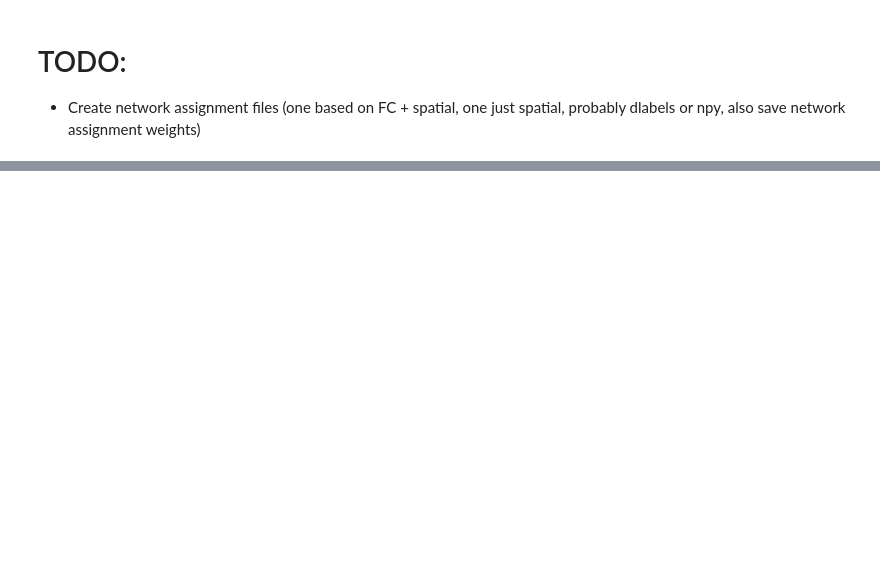
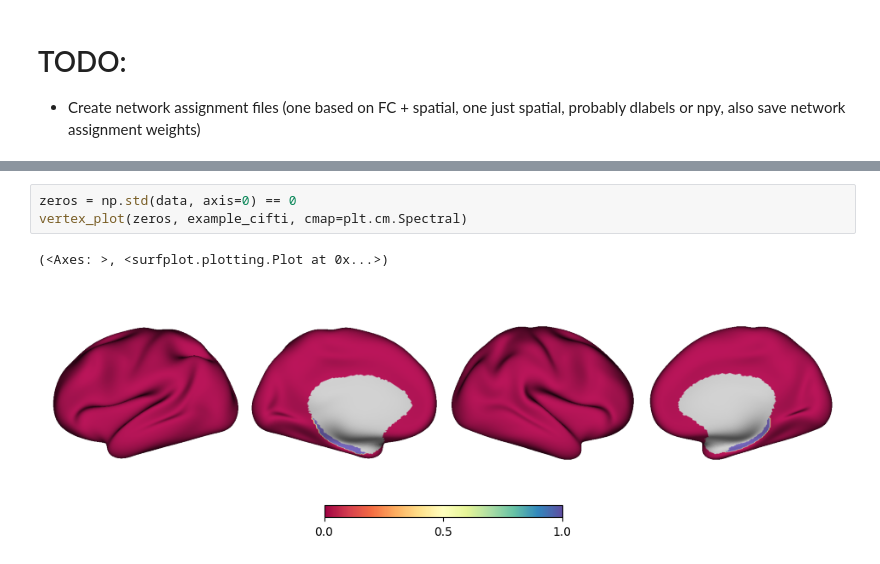
Before and after one commit to cole-khamnei/precision_mapping, a Jupyter notebook: notebooks/PM_HCP_pipeline.ipynb, the cells around one changed output, grey strips where cells are left out. Cells and saved outputs as stored; diff of their text form; blank space fills up the shorter version.

```diff
--- a/notebooks/PM_HCP_pipeline.ipynb
+++ b/notebooks/PM_HCP_pipeline.ipynb
@@ -111,0 +161,6 @@ for max_trs in [3500, 3550]:
+# %%
+zeros = np.std(data, axis=0) == 0
+vertex_plot(zeros, example_cifti, cmap=plt.cm.Spectral)
+# %% [output]
+(<Axes: >, <surfplot.plotting.Plot at 0x...>)
+[figure, added]
```
Also changed, not shown: parts of 20 cells of this notebook, 7 other files.
